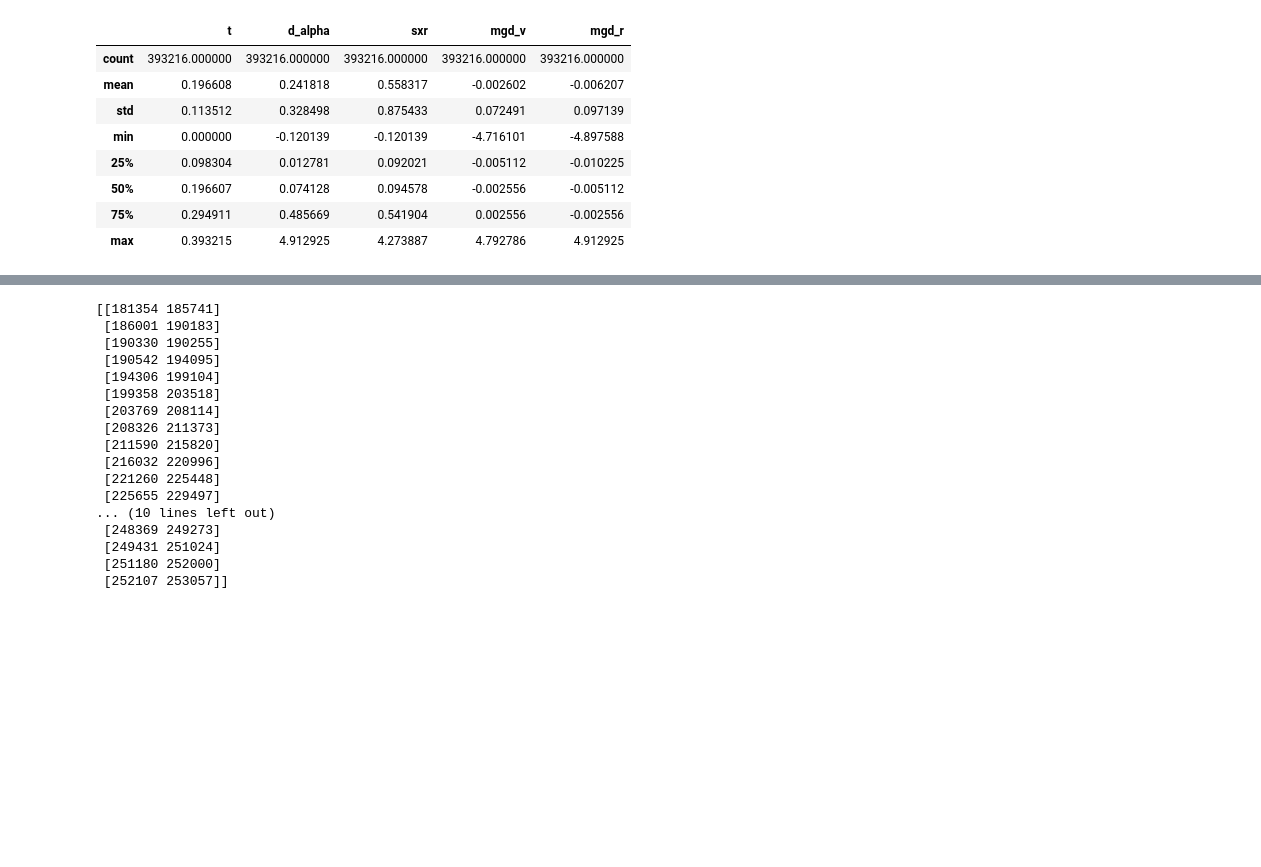
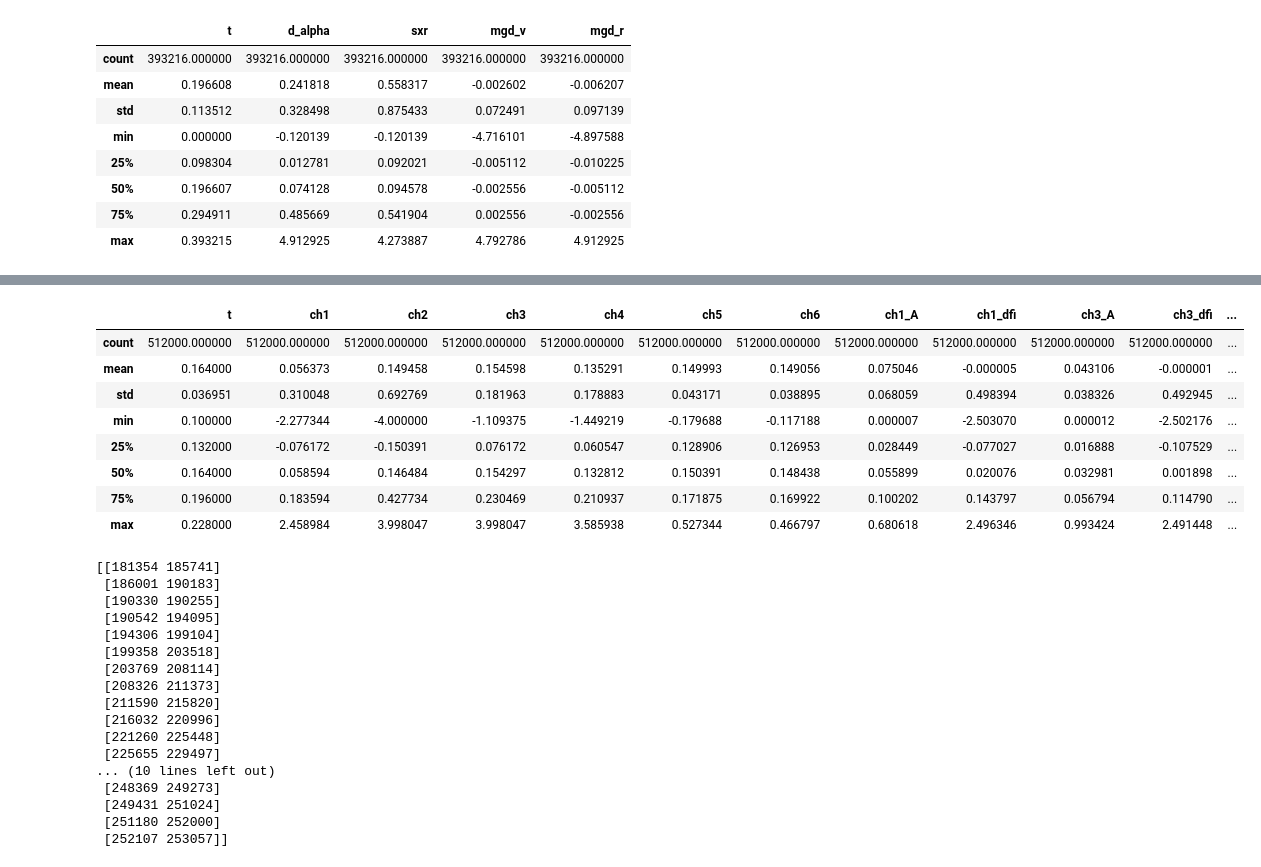
Before and after one commit to feodorrussia/Plasma_analysis, a Jupyter notebook: Marking sys_v3.ipynb, the cells around one changed output, grey strips where cells are left out. Drawn from its saved outputs; the diff is of its cells as text; code cells hidden in the pictures; blank space fills up the shorter version.

```diff
--- a/Marking sys_v3.ipynb
+++ b/Marking sys_v3.ipynb
@@ -698,0 +692,16 @@ sxr_f = signal.filtfilt(b, a, sxr_d1)
+# %%
+from scipy import signal
+from source.NN_environment import normalise_series
+
+def filt_signal(arr, N, W):
+    b, a = signal.butter(N, W)
+    return signal.filtfilt(b, a, arr)
+
+def smooth(y, box_pts):
+    x = np.arange(box_pts) - box_pts / 2
+    box = 1 / (2 * np.pi) ** 0.5 * np.exp(-x ** 2 / 2)
+    y_smooth = np.convolve(y, box, mode='same')
+    return y_smooth
+
+d_alpha_f = filt_signal(d_alpha_d1, 5, 0.1)
+sxr_f = filt_signal(sxr_d1, 5, 0.05)
@@ -699,3 +726,25 @@ sxr_f = signal.filtfilt(b, a, sxr_d1)
+# %%
+for ind in range(1, len(channels) + 1, 2):
+    w = 0.2
+    i_data = normalise_series(filt_signal(dbs_df[f"ch{ind}"].to_numpy(), 5, w))
+    q_data = normalise_series(filt_signal(dbs_df[f"ch{ind + 1}"].to_numpy(), 5, w))
+
+    c_data = i_data + q_data*1j
+
+    dbs_df[f"ch{ind}_A"] = np.abs(c_data)
+    dbs_df[f"ch{ind}_dfi"] = smooth(np.concatenate([np.diff(np.angle(c_data)), [0]]), 300)
+
+dbs_df.describe()
+# %% [output]
+|  | t | ch1 | ch2 | ch3 | ch4 | ch5 | ch6 | ch1_A | ch1_dfi | ch3_A | ch3_dfi | ... |
+| count | 512000.000000 | 512000.000000 | 512000.000000 | 512000.000000 | 512000.000000 | 512000.000000 | 512000.000000 | 512000.000000 | 512000.000000 | 512000.000000 | 512000.000000 | ... |
+| mean | 0.164000 | 0.056373 | 0.149458 | 0.154598 | 0.135291 | 0.149993 | 0.149056 | 0.075046 | -0.000005 | 0.043106 | -0.000001 | ... |
+| std | 0.036951 | 0.310048 | 0.692769 | 0.181963 | 0.178883 | 0.043171 | 0.038895 | 0.068059 | 0.498394 | 0.038326 | 0.492945 | ... |
+| min | 0.100000 | -2.277344 | -4.000000 | -1.109375 | -1.449219 | -0.179688 | -0.117188 | 0.000007 | -2.503070 | 0.000012 | -2.502176 | ... |
+| 25% | 0.132000 | -0.076172 | -0.150391 | 0.076172 | 0.060547 | 0.128906 | 0.126953 | 0.028449 | -0.077027 | 0.016888 | -0.107529 | ... |
+| 50% | 0.164000 | 0.058594 | 0.146484 | 0.154297 | 0.132812 | 0.150391 | 0.148438 | 0.055899 | 0.020076 | 0.032981 | 0.001898 | ... |
+| 75% | 0.196000 | 0.183594 | 0.427734 | 0.230469 | 0.210937 | 0.171875 | 0.169922 | 0.100202 | 0.143797 | 0.056794 | 0.114790 | ... |
+| max | 0.228000 | 2.458984 | 3.998047 | 3.998047 | 3.585938 | 0.527344 | 0.466797 | 0.680618 | 2.496346 | 0.993424 | 2.491448 | ... |
 # %%
 df_arr = []  # l_edge, r_edge, n, fr, fr_std
 # %%
```
Also changed, not shown: parts of 4 cells of this notebook, 1 other file.
